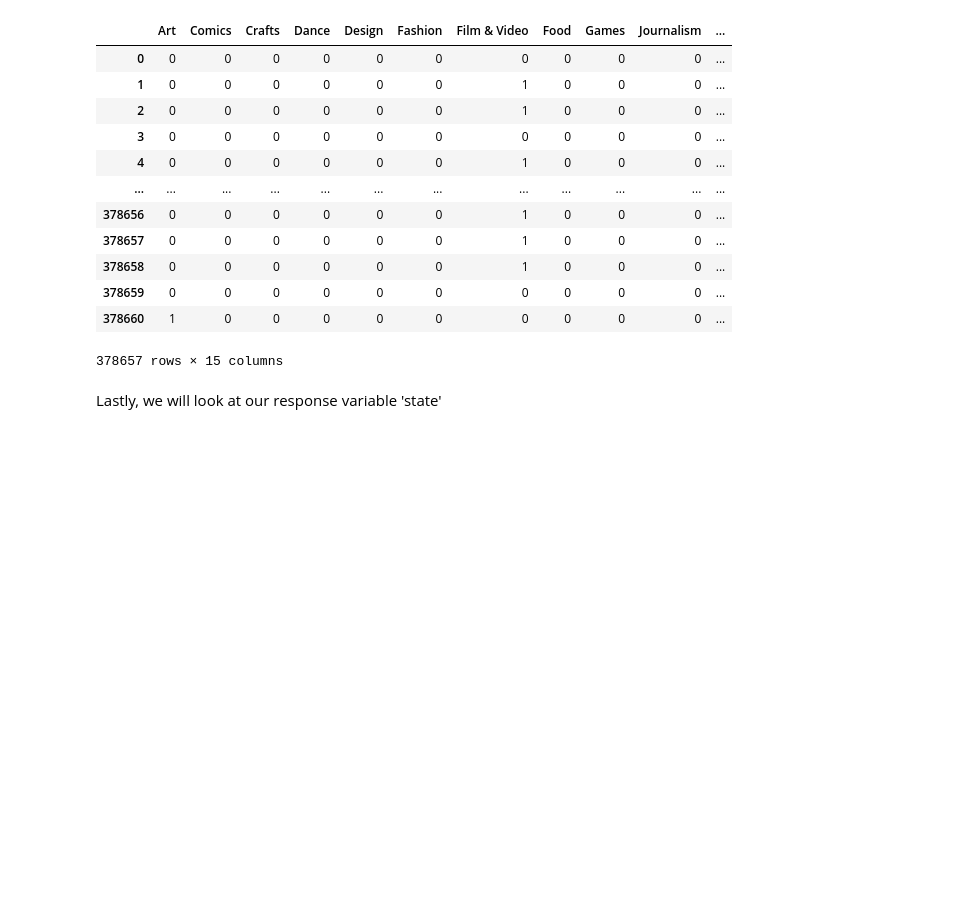
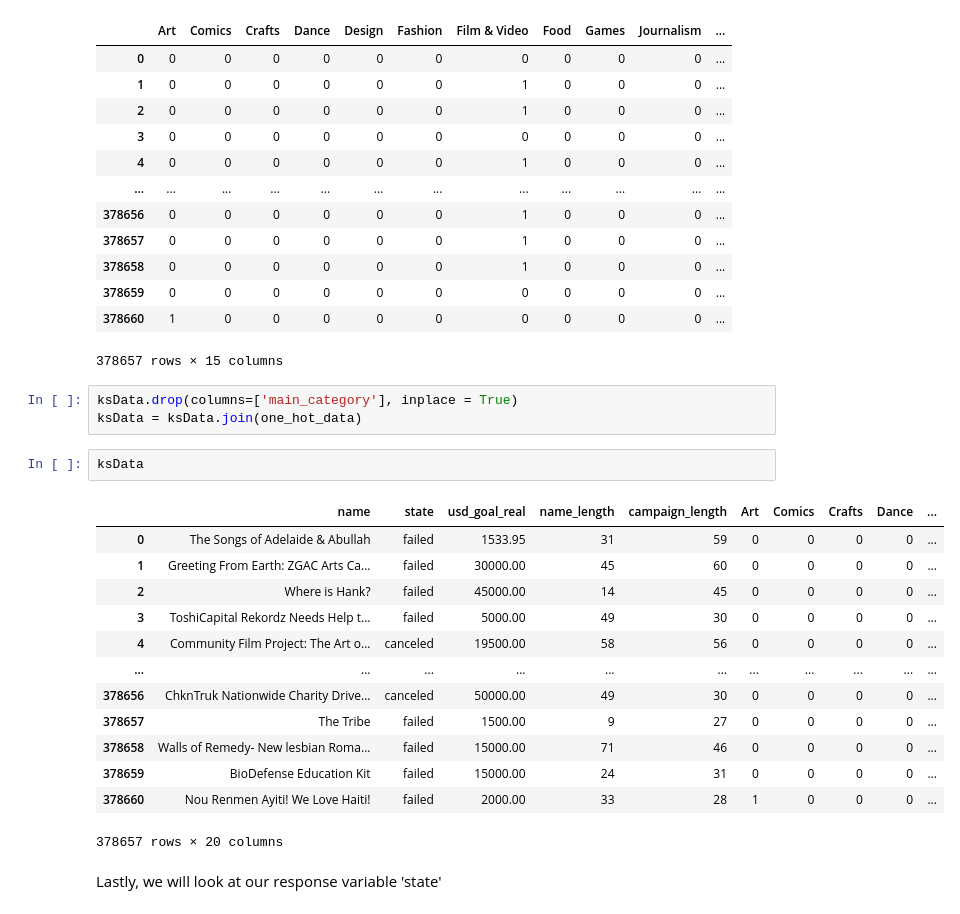
Before and after one commit to bc-chou/SC1015-Data-Science-and-AI-Proj-stuff, a Jupyter notebook: SC1015 Project.ipynb, the cells around one changed output. Cells and saved outputs as stored; diff of their text form; blank space fills up the shorter version.

```diff
--- a/SC1015 Project.ipynb
+++ b/SC1015 Project.ipynb
@@ -205,6 +205,25 @@ one_hot_data
 | 378659 | 0 | 0 | 0 | 0 | 0 | 0 | 0 | 0 | 0 | 0 | ... |
 | 378660 | 1 | 0 | 0 | 0 | 0 | 0 | 0 | 0 | 0 | 0 | ... |
 378657 rows × 15 columns
+# %%
+ksData.drop(columns=['main_category'], inplace = True)
+ksData = ksData.join(one_hot_data)
+# %%
+ksData
+# %% [output]
+|  | name | state | usd_goal_real | name_length | campaign_length | Art | Comics | Crafts | Dance | ... |
+| 0 | The Songs of Adelaide & Abullah | failed | 1533.95 | 31 | 59 | 0 | 0 | 0 | 0 | ... |
+| 1 | Greeting From Earth: ZGAC Arts Ca... | failed | 30000.00 | 45 | 60 | 0 | 0 | 0 | 0 | ... |
+| 2 | Where is Hank? | failed | 45000.00 | 14 | 45 | 0 | 0 | 0 | 0 | ... |
+| 3 | ToshiCapital Rekordz Needs Help t... | failed | 5000.00 | 49 | 30 | 0 | 0 | 0 | 0 | ... |
+| 4 | Community Film Project: The Art o... | canceled | 19500.00 | 58 | 56 | 0 | 0 | 0 | 0 | ... |
+| ... | ... | ... | ... | ... | ... | ... | ... | ... | ... | ... |
+| 378656 | ChknTruk Nationwide Charity Drive... | canceled | 50000.00 | 49 | 30 | 0 | 0 | 0 | 0 | ... |
+| 378657 | The Tribe | failed | 1500.00 | 9 | 27 | 0 | 0 | 0 | 0 | ... |
+| 378658 | Walls of Remedy- New lesbian Roma... | failed | 15000.00 | 71 | 46 | 0 | 0 | 0 | 0 | ... |
+| 378659 | BioDefense Education Kit | failed | 15000.00 | 24 | 31 | 0 | 0 | 0 | 0 | ... |
+| 378660 | Nou Renmen Ayiti! We Love Haiti! | failed | 2000.00 | 33 | 28 | 1 | 0 | 0 | 0 | ... |
+378657 rows × 20 columns
 # %% [markdown]
 Lastly, we will look at our response variable 'state'
 # %%
```
Also changed, not shown: parts of 13 cells of this notebook.
